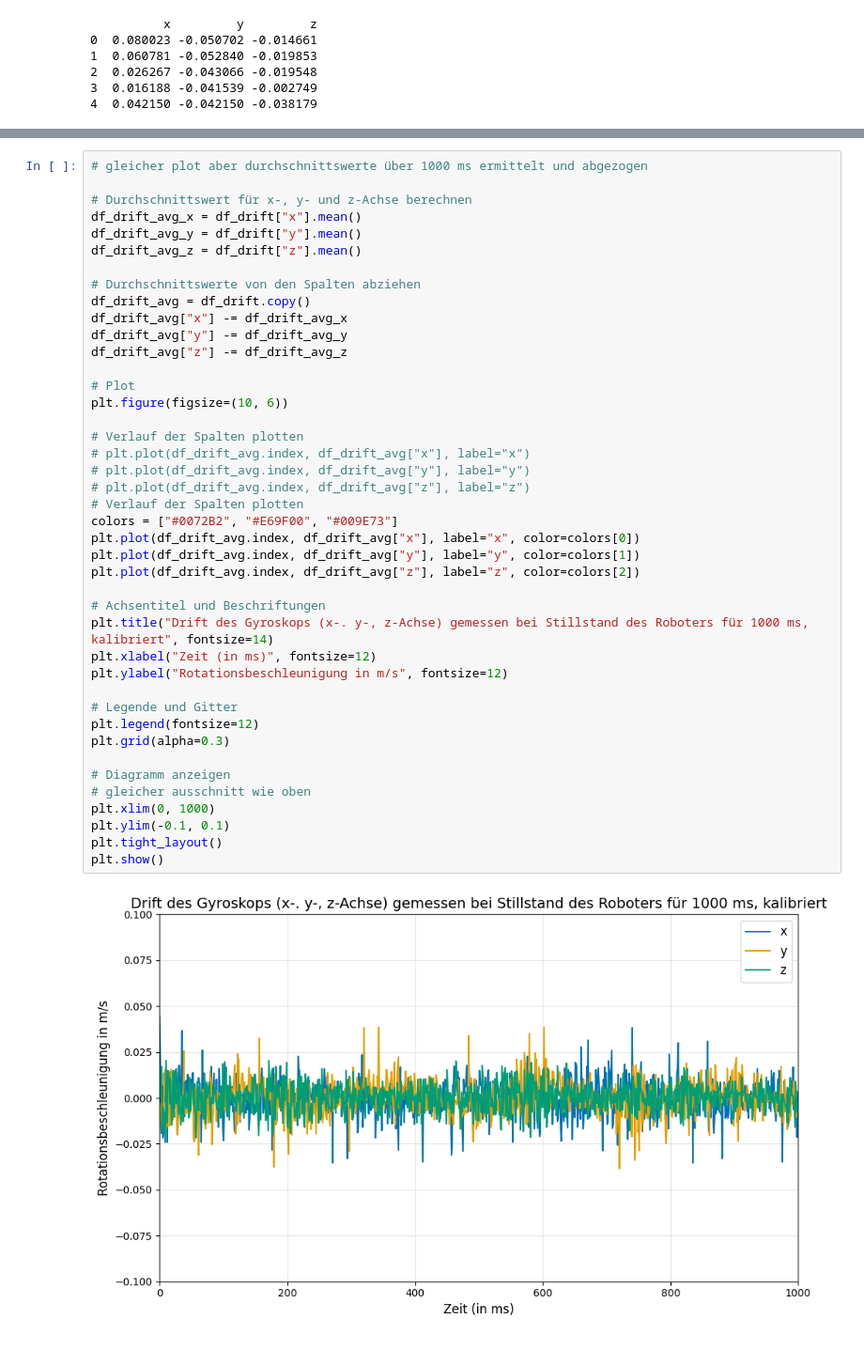
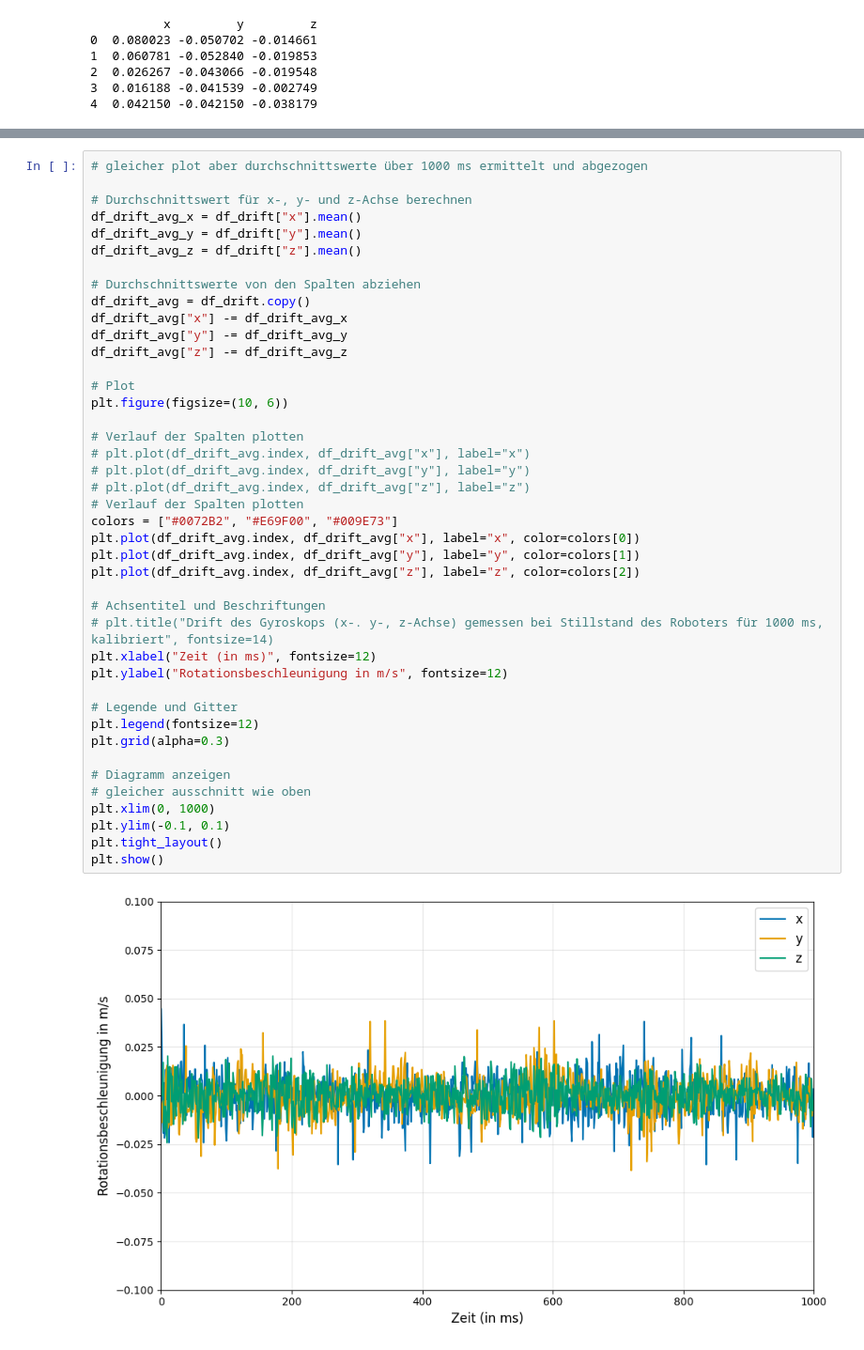
Before and after one commit to charlotte-strg/IMU_Audit, a Jupyter notebook: src/runs_on_pc/ergebnisse_viz.ipynb, the cells around one changed output, grey strips where cells are left out. Shown: that part at 94% size. Saved outputs shown, nothing was run; the diff lists cells and outputs as text.

Commit message:
adjusted graphics

```diff
--- a/src/runs_on_pc/ergebnisse_viz.ipynb
+++ b/src/runs_on_pc/ergebnisse_viz.ipynb
@@ -394,32 +394,32 @@ df_drift_avg["y"] -= df_drift_avg_y
 df_drift_avg["z"] -= df_drift_avg_z
 
 # Plot
 plt.figure(figsize=(10, 6))
 
 # Verlauf der Spalten plotten
 # plt.plot(df_drift_avg.index, df_drift_avg["x"], label="x")
 # plt.plot(df_drift_avg.index, df_drift_avg["y"], label="y")
 # plt.plot(df_drift_avg.index, df_drift_avg["z"], label="z")
 # Verlauf der Spalten plotten
 colors = ["#0072B2", "#E69F00", "#009E73"]
 plt.plot(df_drift_avg.index, df_drift_avg["x"], label="x", color=colors[0])
 plt.plot(df_drift_avg.index, df_drift_avg["y"], label="y", color=colors[1])
 plt.plot(df_drift_avg.index, df_drift_avg["z"], label="z", color=colors[2])
 
 # Achsentitel und Beschriftungen
-plt.title("Drift des Gyroskops (x-. y-, z-Achse) gemessen bei Stillstand des Roboters für 1000 ms, kalibriert", fontsize=14)
+# plt.title("Drift des Gyroskops (x-. y-, z-Achse) gemessen bei Stillstand des Roboters für 1000 ms, kalibriert", fontsize=14)
 plt.xlabel("Zeit (in ms)", fontsize=12)
 plt.ylabel("Rotationsbeschleunigung in m/s", fontsize=12)
 
 # Legende und Gitter
 plt.legend(fontsize=12)
 plt.grid(alpha=0.3)
 
 # Diagramm anzeigen
 # gleicher ausschnitt wie oben
 plt.xlim(0, 1000)
 plt.ylim(-0.1, 0.1)
 plt.tight_layout()
 plt.show()
 # %% [output]
-[figure, old version]
+[figure, new version]
```
Also changed, not shown: parts of 1 cell of this notebook, 11 other files.
